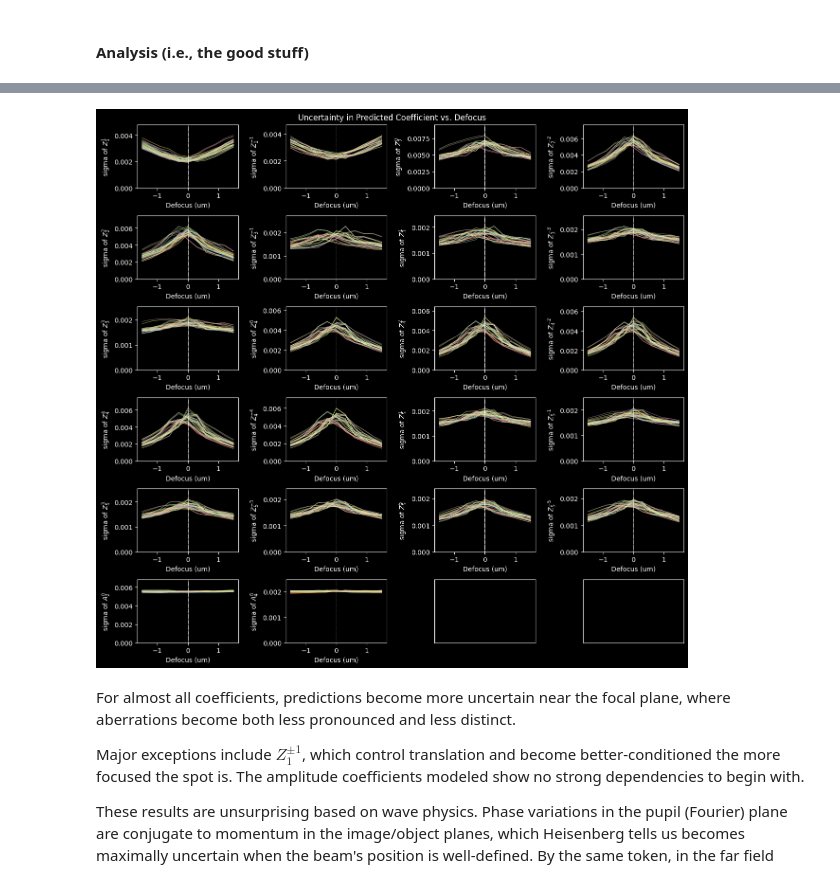
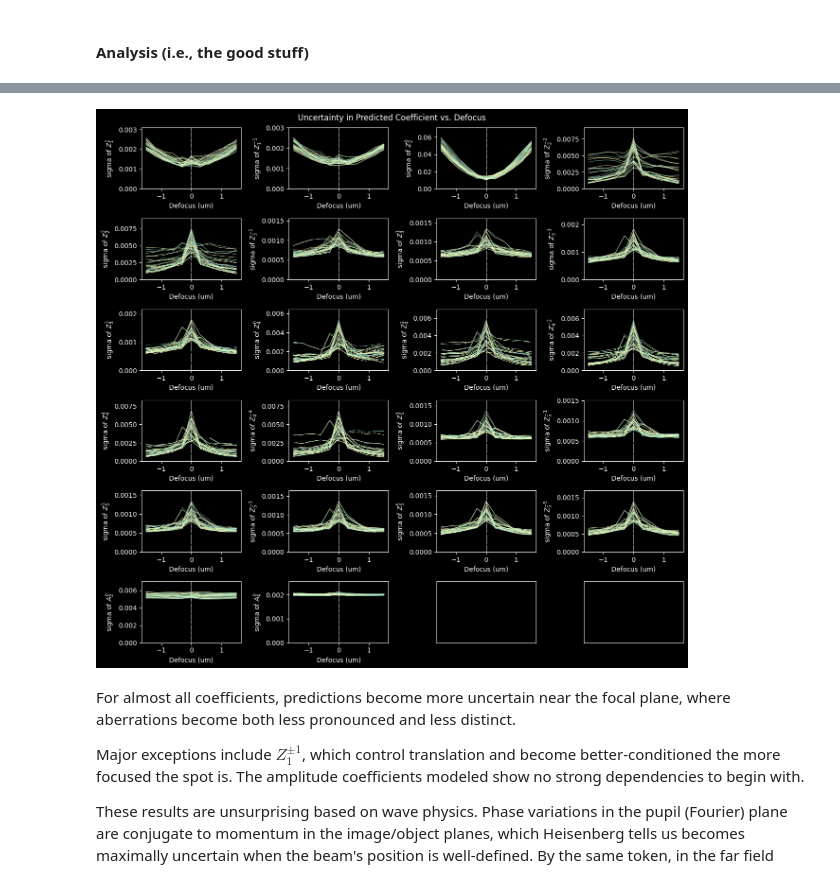
Before and after one commit to walterfu1064/cynosure, a Jupyter notebook: examples/information_theory/example_3a.ipynb, the cells around one changed output, grey strips where cells are left out. Cells and saved outputs as stored; diff of their text form; code cells hidden in the pictures.

Commit message:
Update example outputs

```diff
--- a/examples/information_theory/example_3a.ipynb
+++ b/examples/information_theory/example_3a.ipynb
@@ -146,7 +156,7 @@ trainer.fit(solver)
 # %% [markdown]
 #### Analysis (i.e., the good stuff)
 # %%
-# solver = torch.load("example_3_fitted.pt", weights_only=False)  # uncomment to load a previously fitted and saved model
+solver = torch.load("example_3_fitted.pt", weights_only=False)  # uncomment to load a previously fitted and saved model
 # %%
 batch_size = 16
 z_max = 1.5
@@ -156,10 +166,11 @@ z = torch.linspace(-z_max, z_max, num_z).to(solver.device)
 phase_coefs, amp_coefs = solver.generate_phase_amp_coefficients(batch_size, solver.device)
 # %%
 z_exp = z.unsqueeze(0).expand((batch_size, num_z)).reshape(batch_size*num_z)
+defocus_exp = solver.propagator.defocus_from_objective_z(z_exp)
 phase_coefs_exp = phase_coefs.unsqueeze(1).expand((batch_size, num_z, -1)).reshape(batch_size*num_z, -1)
 amp_coefs_exp = amp_coefs.unsqueeze(1).expand((batch_size, num_z, -1)).reshape(batch_size*num_z, -1)
 
-images = solver.simulate_stacks(z_exp, phase_coefs_exp, amp_coefs_exp)
+images = solver.simulate_stacks(defocus_exp, phase_coefs_exp, amp_coefs_exp)
 images = solver.apply_noise(images)
 images = solver.normalize_stack(images)
 mixture_family = solver.predict_distribution(images)
@@ -174,31 +205,31 @@ images = images.squeeze(1).unflatten(0, (batch_size, num_z))  # [B, Z, H, W]
 # %%
 num_cols = 4
 panel_size = 3
 aspect_ratio = 0.7
 
 num_coefs = solver.num_nonpiston_coefs
 num_rows = int(math.ceil(num_coefs / num_cols))
 figsize = (panel_size * aspect_ratio * num_rows, panel_size * num_cols)
 
 labels = solver.nonpiston_labels
 
 fig, axarr = pyplot.subplots(num_rows, num_cols, figsize=figsize)
 for i, ax in enumerate(axarr.ravel()):
     if i < num_coefs:
         for bidx, cidx in itertools.product(range(batch_size), range(solver.num_components)):
-            ax.plot(z.numpy(force=True), sigmas[bidx, :, cidx, i].numpy(force=True), lw=0.5)
+            ax.plot(z.numpy(force=True), sigmas[bidx, :, cidx, i].numpy(force=True), lw=0.5, color=f'C{cidx}')
             ax.set_ylabel(f"sigma of {labels[i]}")
             ax.set_xlabel("Defocus (um)")
             ax.axvline(0, ls=":", lw=0.5)
         max_val = sigmas[:, :, :, i].amax().numpy(force=True)
         ax.set_ylim(0, max_val * 1.2)
     else:
         ax.set_xticks([])
         ax.set_yticks([])
 fig.suptitle("Uncertainty in Predicted Coefficient vs. Defocus")
 fig.tight_layout()
 # %% [output]
-[figure, old version]
+[figure, new version]
 # %% [markdown]
 For almost all coefficients, predictions become more uncertain near the focal plane, where aberrations become both less pronounced and less distinct.
 
```
Also changed, not shown: parts of 6 cells of this notebook, 1 other file.
